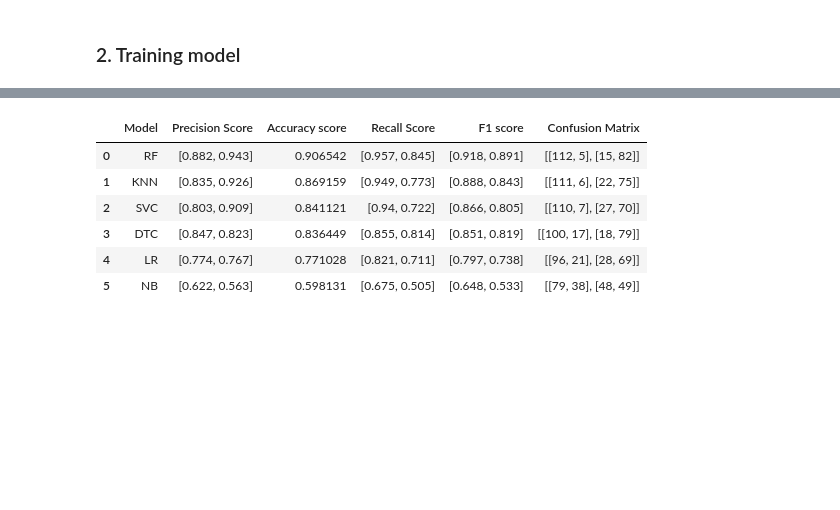
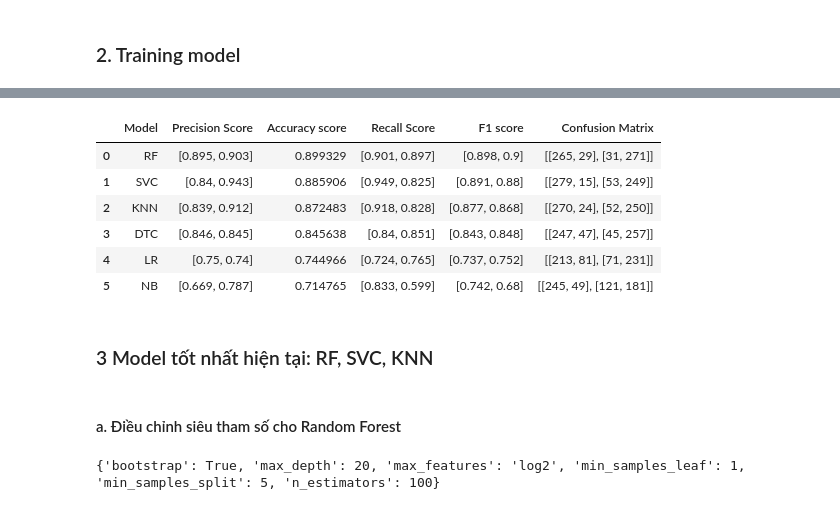
Before and after one commit to tranhuutuan261103/Gym-Exercise-Correction, a Jupyter notebook: trainning/plank_model/sklearn.ipynb, the cells around one changed output, grey strips where cells are left out. Drawn from its saved outputs; the diff is of its cells as text; code cells hidden in the pictures; blank space fills up the shorter version.

Commit message:
[PBL5]: Fine tunning hyper parameters for plank model and apply testing detection

```diff
--- a/trainning/plank_model/sklearn.ipynb
+++ b/trainning/plank_model/sklearn.ipynb
@@ -195,23 +199,26 @@ for name, model in algorithms:
 # %%
-# Sort results by F1 score
-final_results.sort(key=lambda k: sum(k[4]), reverse=True)
+def print_results(final_results):
+    # Sort results by F1 score
+    final_results.sort(key=lambda k: sum(k[4]), reverse=True)
 
-pd.DataFrame(
-    final_results,
-    columns=[
-        "Model",
-        "Precision Score",
-        "Accuracy score",
-        "Recall Score",
-        "F1 score",
-        "Confusion Matrix",
-    ],
-)
+    return pd.DataFrame(
+        final_results,
+        columns=[
+            "Model",
+            "Precision Score",
+            "Accuracy score",
+            "Recall Score",
+            "F1 score",
+            "Confusion Matrix",
+        ],
+    )
+
+print_results(final_results)
 # %% [output]
 |  | Model | Precision Score | Accuracy score | Recall Score | F1 score | Confusion Matrix |
-| 0 | RF | [0.882, 0.943] | 0.906542 | [0.957, 0.845] | [0.918, 0.891] | [[112, 5], [15, 82]] |
-| 1 | KNN | [0.835, 0.926] | 0.869159 | [0.949, 0.773] | [0.888, 0.843] | [[111, 6], [22, 75]] |
-| 2 | SVC | [0.803, 0.909] | 0.841121 | [0.94, 0.722] | [0.866, 0.805] | [[110, 7], [27, 70]] |
-| 3 | DTC | [0.847, 0.823] | 0.836449 | [0.855, 0.814] | [0.851, 0.819] | [[100, 17], [18, 79]] |
-| 4 | LR | [0.774, 0.767] | 0.771028 | [0.821, 0.711] | [0.797, 0.738] | [[96, 21], [28, 69]] |
-| 5 | NB | [0.622, 0.563] | 0.598131 | [0.675, 0.505] | [0.648, 0.533] | [[79, 38], [48, 49]] |
+| 0 | RF | [0.895, 0.903] | 0.899329 | [0.901, 0.897] | [0.898, 0.9] | [[265, 29], [31, 271]] |
+| 1 | SVC | [0.84, 0.943] | 0.885906 | [0.949, 0.825] | [0.891, 0.88] | [[279, 15], [53, 249]] |
+| 2 | KNN | [0.839, 0.912] | 0.872483 | [0.918, 0.828] | [0.877, 0.868] | [[270, 24], [52, 250]] |
+| 3 | DTC | [0.846, 0.845] | 0.845638 | [0.84, 0.851] | [0.843, 0.848] | [[247, 47], [45, 257]] |
+| 4 | LR | [0.75, 0.74] | 0.744966 | [0.724, 0.765] | [0.737, 0.752] | [[213, 81], [71, 231]] |
+| 5 | NB | [0.669, 0.787] | 0.714765 | [0.833, 0.599] | [0.742, 0.68] | [[245, 49], [121, 181]] |
@@ -217,0 +227,2 @@ pd.DataFrame(
+# %% [markdown]
+### 3 Model tốt nhất hiện tại: RF, SVC, KNN
@@ -217,0 +231,26 @@ pd.DataFrame(
+# %% [markdown]
+#### a. Điều chỉnh siêu tham số cho Random Forest
+# %%
+random_forest = models["RF"]
+
+  # Định nghĩa phạm vi của các siêu tham số cần tối ưu
+param_grid = {
+    'n_estimators': [int(x) for x in np.linspace(start = 200, stop = 2000, num = 10)],
+    'max_features': ['log2', 'sqrt'],
+    'max_depth': [int(x) for x in np.linspace(10, 110, num = 11)] + [None],
+    'min_samples_split': [2, 5, 10],
+    'min_samples_leaf': [1, 2, 4],
+    'bootstrap': [True, False]
+}
+
+# Tạo RandomizedSearchCV
+random_search = RandomizedSearchCV(estimator = random_forest, param_distributions = param_grid,
+                                n_iter = 100, cv = 3, verbose=2, random_state=42, n_jobs = -1)
+
+# Tiến hành tìm kiếm siêu tham số
+random_search.fit(X_train, y_train)
+
+# In ra các siêu tham số tốt nhất được tìm thấy
+print("Best Parameters:", random_search.best_params_)
+# %% [output]
+{'bootstrap': True, 'max_depth': 20, 'max_features': 'log2', 'min_samples_leaf': 1, 'min_samples_split': 5, 'n_estimators': 100}
```
Also changed, not shown: parts of 30 cells of this notebook, 10 other files.
